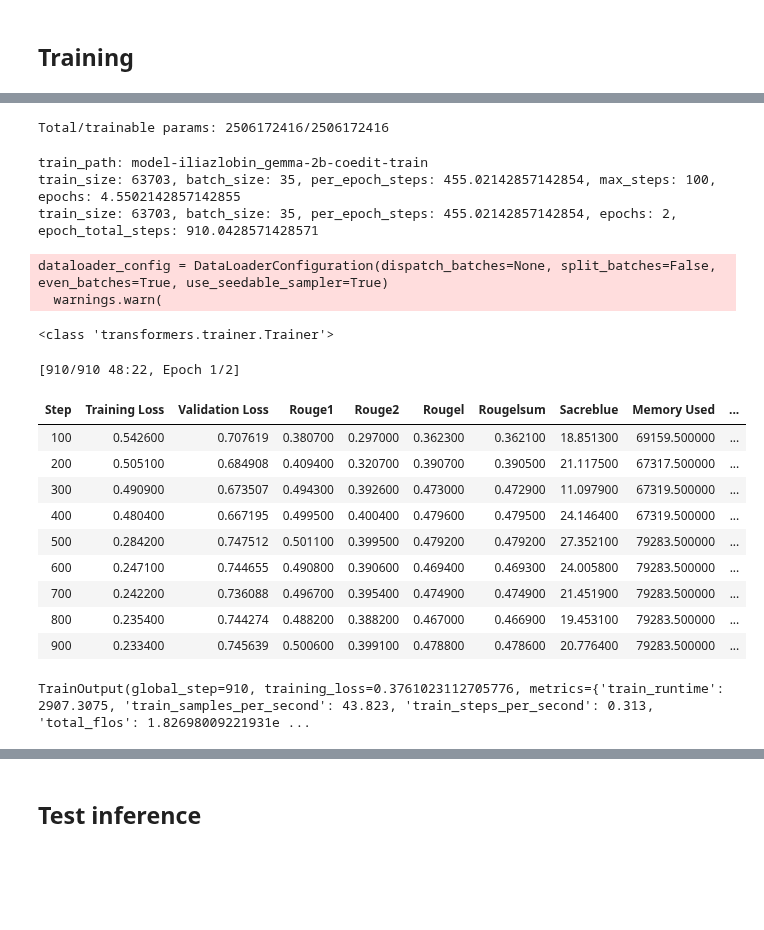
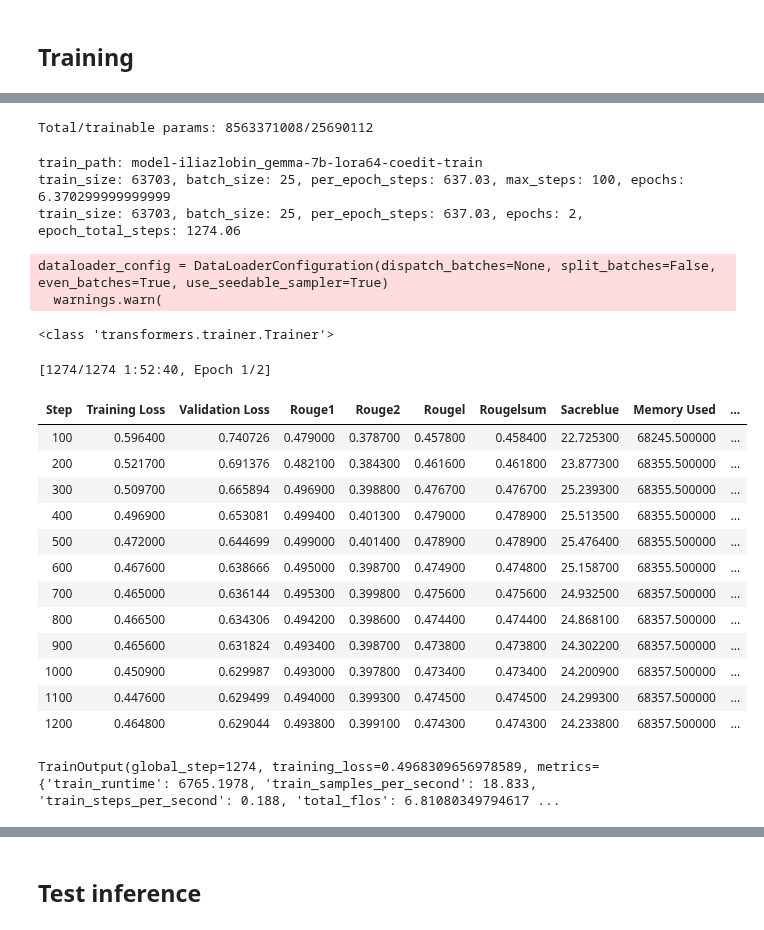
Before and after one commit to iliazlobin/transformers-labs, a Jupyter notebook: model-train/train-gemma-coedit.ipynb, the cells around one changed output, grey strips where cells are left out. Cells and saved outputs as stored; diff of their text form; code cells hidden in the pictures; blank space fills up the shorter version.

Commit message:
unsucccesful lora tunning for gemma 7b

```diff
--- a/model-train/train-gemma-coedit.ipynb
+++ b/model-train/train-gemma-coedit.ipynb
@@ -511,7 +551,7 @@ result: ['The idea is distinct from measured plant perception and chemical commu
 %reload_ext autoreload
 
 training_model_repo = f"iliazlobin"
-training_model_name: str = f"{model_name}-coedit"
+training_model_name: str = f"{model_name}-lora64-coedit"
 training_model_id = f"{training_model_repo}/{training_model_name}"
 training_model_checkpoint = f"{training_model_id}"
 training_model_path = f"{training_model_repo}_{training_model_name}"
@@ -547,0 +594,26 @@ recommended/actual fraction: 0.87/0.95
+# %%
+from peft import LoraConfig, get_peft_model, prepare_model_for_kbit_training
+
+peft_model = model
+peft_model = prepare_model_for_kbit_training(peft_model, use_gradient_checkpointing=True)
+# perf_model.gradient_checkpointing_enable()
+
+config = LoraConfig(
+    # r=512,
+    # r=128,
+    r=64,
+    # r=8,
+    lora_alpha=32,
+    # target_modules=["query_key_value"],
+    lora_dropout=0.1,
+    bias="none",
+    task_type="CAUSAL_LM",
+)
+
+peft_model = get_peft_model(peft_model, config)
+print(type(peft_model))
+print(peft_model)
+
+total_params = sum(p.numel() for p in peft_model.parameters())
+total_trainable_params = sum(p.numel() for p in peft_model.parameters() if p.requires_grad)
+print(f"Total/trainable params: {total_params}/{total_trainable_params}")
@@ -548,5 +638,6 @@ recommended/actual fraction: 0.87/0.95
 # %%
-training_model = model
+# training_model = model
+training_model = peft_model
 # print(type(training_model))
 # print(training_model.config)
 # print(training_model.generation_config)
@@ -653,7 +744,7 @@ def logits_argmax(logits: torch.Tensor, labels):
 # metrics = compute_metrics((predictions.predictions, predictions.label_ids))
 # print(metrics)
 # %% [output]
-Total/trainable params: 2506172416/2506172416
+Total/trainable params: 8563371008/25690112
 # %%
 %%capture
 %load_ext tensorboard
@@ -663,9 +754,9 @@ train_path = f"model-{training_model_path}-train"
 print(f"train_path: {train_path}")
 
 train_size = len(processed_dataset["train"])
-batch_size = 35
+batch_size = 25
 gradient_accumulation_steps = 4
-eval_batch_size = 35
+eval_batch_size = 25
 eval_accumulation_steps = 4
 
 per_epoch_steps = train_size / (batch_size * gradient_accumulation_steps)
@@ -681,9 +772,9 @@ epochs = 2
 epoch_total_steps = epochs * per_epoch_steps
 print(f"train_size: {train_size}, batch_size: {batch_size}, per_epoch_steps: {per_epoch_steps}, epochs: {epochs}, epoch_total_steps: {epoch_total_steps}")
 # %% [output]
-train_path: model-iliazlobin_gemma-2b-coedit-train
-train_size: 63703, batch_size: 35, per_epoch_steps: 455.02142857142854, max_steps: 100, epochs: 4.5502142857142855
-train_size: 63703, batch_size: 35, per_epoch_steps: 455.02142857142854, epochs: 2, epoch_total_steps: 910.0428571428571
+train_path: model-iliazlobin_gemma-7b-lora64-coedit-train
+train_size: 63703, batch_size: 25, per_epoch_steps: 637.03, max_steps: 100, epochs: 6.370299999999999
+train_size: 63703, batch_size: 25, per_epoch_steps: 637.03, epochs: 2, epoch_total_steps: 1274.06
 # %%
 from transformers import Seq2SeqTrainer, Seq2SeqTrainingArguments, Trainer, TrainingArguments
 
@@ -704,49 +795,52 @@ args = TrainingArguments(
     warmup_steps=1,
     logging_steps=50,
     save_strategy="steps",
-    save_steps=250,
+    save_steps=500,
     evaluation_strategy="steps",
     eval_steps=100,
     report_to="tensorboard",
     push_to_hub_model_id=training_model_name,
     push_to_hub_organization="iliazlobin",
     push_to_hub=False,
     gradient_checkpointing_kwargs={
         "use_reentrant": False
     },  # Should be false for Lora (https://github.com/kohya-ss/sd-scripts/issues/323#issuecomment-1485073421)
 )
 
 trainer = Trainer(
     model=training_model,
     train_dataset=processed_dataset["train"],
     eval_dataset=processed_dataset["test"],
     tokenizer=tokenizer,
     data_collator=data_collator,
     compute_metrics=compute_metrics,
     preprocess_logits_for_metrics=logits_argmax,
     args=args,
 )
 print(type(trainer))
 
 model.config.use_cache = False
 # trainer.train(resume_from_checkpoint=True)
 trainer.train()
 # %% [output]
 dataloader_config = DataLoaderConfiguration(dispatch_batches=None, split_batches=False, even_batches=True, use_seedable_sampler=True)
   warnings.warn(
 <class 'transformers.trainer.Trainer'>
-[910/910 48:22, Epoch 1/2]
+[1274/1274 1:52:40, Epoch 1/2]
 | Step | Training Loss | Validation Loss | Rouge1 | Rouge2 | Rougel | Rougelsum | Sacreblue | Memory Used | ... |
-| 100 | 0.542600 | 0.707619 | 0.380700 | 0.297000 | 0.362300 | 0.362100 | 18.851300 | 69159.500000 | ... |
-| 200 | 0.505100 | 0.684908 | 0.409400 | 0.320700 | 0.390700 | 0.390500 | 21.117500 | 67317.500000 | ... |
-| 300 | 0.490900 | 0.673507 | 0.494300 | 0.392600 | 0.473000 | 0.472900 | 11.097900 | 67319.500000 | ... |
-| 400 | 0.480400 | 0.667195 | 0.499500 | 0.400400 | 0.479600 | 0.479500 | 24.146400 | 67319.500000 | ... |
-| 500 | 0.284200 | 0.747512 | 0.501100 | 0.399500 | 0.479200 | 0.479200 | 27.352100 | 79283.500000 | ... |
-| 600 | 0.247100 | 0.744655 | 0.490800 | 0.390600 | 0.469400 | 0.469300 | 24.005800 | 79283.500000 | ... |
-| 700 | 0.242200 | 0.736088 | 0.496700 | 0.395400 | 0.474900 | 0.474900 | 21.451900 | 79283.500000 | ... |
-| 800 | 0.235400 | 0.744274 | 0.488200 | 0.388200 | 0.467000 | 0.466900 | 19.453100 | 79283.500000 | ... |
-| 900 | 0.233400 | 0.745639 | 0.500600 | 0.399100 | 0.478800 | 0.478600 | 20.776400 | 79283.500000 | ... |
+| 100 | 0.596400 | 0.740726 | 0.479000 | 0.378700 | 0.457800 | 0.458400 | 22.725300 | 68245.500000 | ... |
+| 200 | 0.521700 | 0.691376 | 0.482100 | 0.384300 | 0.461600 | 0.461800 | 23.877300 | 68355.500000 | ... |
+| 300 | 0.509700 | 0.665894 | 0.496900 | 0.398800 | 0.476700 | 0.476700 | 25.239300 | 68355.500000 | ... |
+| 400 | 0.496900 | 0.653081 | 0.499400 | 0.401300 | 0.479000 | 0.478900 | 25.513500 | 68355.500000 | ... |
+| 500 | 0.472000 | 0.644699 | 0.499000 | 0.401400 | 0.478900 | 0.478900 | 25.476400 | 68355.500000 | ... |
+| 600 | 0.467600 | 0.638666 | 0.495000 | 0.398700 | 0.474900 | 0.474800 | 25.158700 | 68355.500000 | ... |
+| 700 | 0.465000 | 0.636144 | 0.495300 | 0.399800 | 0.475600 | 0.475600 | 24.932500 | 68357.500000 | ... |
+| 800 | 0.466500 | 0.634306 | 0.494200 | 0.398600 | 0.474400 | 0.474400 | 24.868100 | 68357.500000 | ... |
+| 900 | 0.465600 | 0.631824 | 0.493400 | 0.398700 | 0.473800 | 0.473800 | 24.302200 | 68357.500000 | ... |
+| 1000 | 0.450900 | 0.629987 | 0.493000 | 0.397800 | 0.473400 | 0.473400 | 24.200900 | 68357.500000 | ... |
+| 1100 | 0.447600 | 0.629499 | 0.494000 | 0.399300 | 0.474500 | 0.474500 | 24.299300 | 68357.500000 | ... |
+| 1200 | 0.464800 | 0.629044 | 0.493800 | 0.399100 | 0.474300 | 0.474300 | 24.233800 | 68357.500000 | ... |
-TrainOutput(global_step=910, training_loss=0.3761023112705776, metrics={'train_runtime': 2907.3075, 'train_samples_per_second': 43.823, 'train_steps_per_second': 0.313, 'total_flos': 1.82698009221931e ...
+TrainOutput(global_step=1274, training_loss=0.4968309656978589, metrics={'train_runtime': 6765.1978, 'train_samples_per_second': 18.833, 'train_steps_per_second': 0.188, 'total_flos': 6.81080349794617 ...
 # %%
 %load_ext dotenv
 %dotenv ../.env
```
Also changed, not shown: parts of 11 cells of this notebook.
